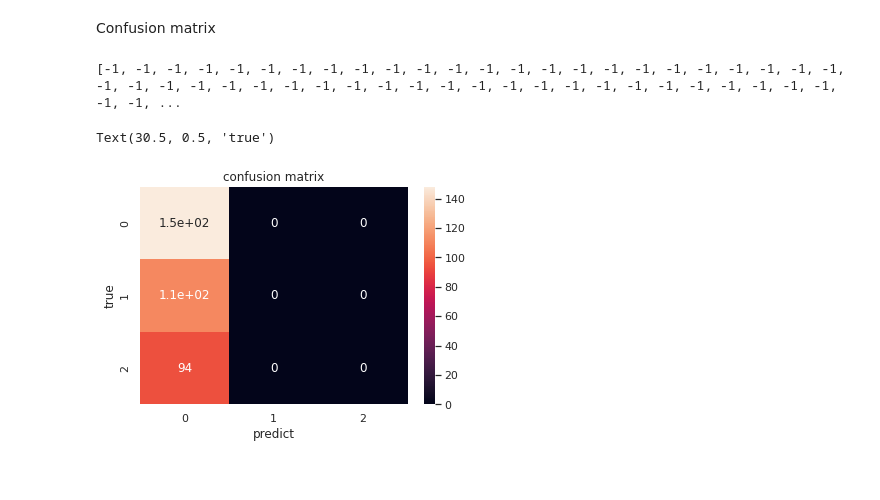
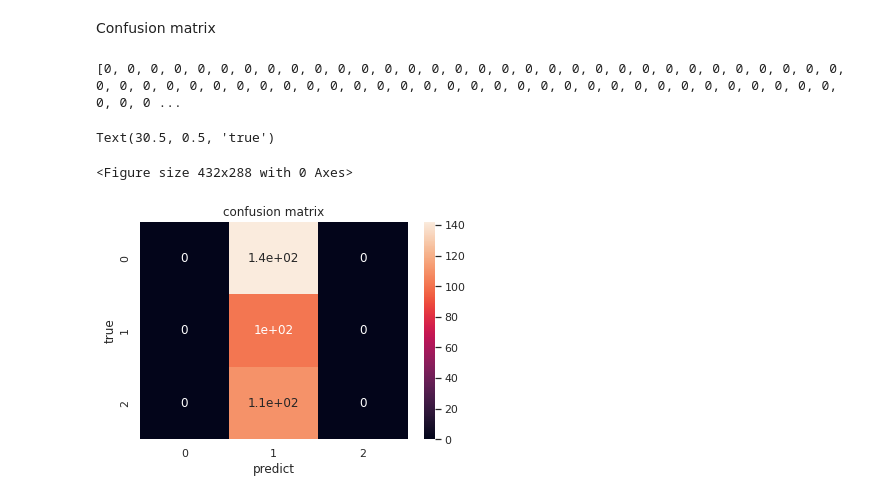
Before and after one commit to MilkywayCocktail/CSI-Imaging, a Jupyter notebook: Model1_v01b2.ipynb, the cells around one changed output. Saved outputs shown, nothing was run; the diff lists cells and outputs as text; code cells hidden in the pictures.

```diff
--- a/Model1_v01b2.ipynb
+++ b/Model1_v01b2.ipynb
@@ -108,13 +108,13 @@ class MyEncodeLSTM(nn.Module):
 class MyEncoder(nn.Module):
     def __init__(self):
         super(MyEncoder, self).__init__()
-
+        self.cnn1 = MyEncodeCNN()
         self.cnn2 = MyEncodeCNN()
         self.lstm = MyEncodeLSTM()
 
     def forward(self, x):
         x = torch.chunk(x.view(-1, 2, 90, 100), 2, dim=1)
-        x1 = self.cnn2.forward(x[0])
+        x1 = self.cnn1.forward(x[0])
         x2 = self.cnn2.forward(x[1])
 
         # size_x = batch_size * 18 * 86
@@ -234,5 +234,5 @@ print(os.listdir(datadir))
 # %%
-mydata = MyDataset(datadir + 'csi.npy', datadir + 'sid2.npy')
+mydata = MyDataset(datadir + 'csi.npy', datadir + 'sid_10.npy')
 print(mydata.data['x'].shape, mydata.data['y'].shape)
 
 train_size = int(len(mydata) * 0.7)
@@ -261,7 +261,7 @@ class MyArgs:
         self.learning_rate = learning_rate
         self.device = torch.device("cuda:1" if torch.cuda.is_available() else "cpu")
 
-args = MyArgs(epochs=300, learning_rate=0.01)
+args = MyArgs(epochs=1000, learning_rate=0.1)
 # %%
 # Model and Loss
 
@@ -410,34 +407,36 @@ Confusion matrix
 # %%
 import seaborn as sns
 from sklearn.metrics import confusion_matrix
 %matplotlib inline
 
 def fromonehot(inlist):
     out = []
     for item in inlist:
         if np.argmax(item) == 0:
             out.append(-1)
         elif np.argmax(item) == 1:
             out.append(0)
         elif np.argmax(item) == 2:
             out.append(1)
     return out
 
 print(fromonehot(estimate))
 
+plt.figure()
 sns.set()
 f,ax=plt.subplots()
 cf = confusion_matrix(fromonehot(ground_truth), fromonehot(estimate))
 
 sns.heatmap(cf,annot=True,ax=ax)
 
 ax.set_title('confusion matrix')
 ax.set_xlabel('predict')
 ax.set_ylabel('true')
 # %% [output]
-[-1, -1, -1, -1, -1, -1, -1, -1, -1, -1, -1, -1, -1, -1, -1, -1, -1, -1, -1, -1, -1, -1, -1, -1, -1, -1, -1, -1, -1, -1, -1, -1, -1, -1, -1, -1, -1, -1, -1, -1, -1, -1, -1, -1, -1, -1, -1, -1, -1, -1, ...
+[0, 0, 0, 0, 0, 0, 0, 0, 0, 0, 0, 0, 0, 0, 0, 0, 0, 0, 0, 0, 0, 0, 0, 0, 0, 0, 0, 0, 0, 0, 0, 0, 0, 0, 0, 0, 0, 0, 0, 0, 0, 0, 0, 0, 0, 0, 0, 0, 0, 0, 0, 0, 0, 0, 0, 0, 0, 0, 0, 0, 0, 0, 0, 0, 0, 0, 0 ...
 Text(30.5, 0.5, 'true')
+<Figure size 432x288 with 0 Axes>
-[figure, old version]
+[figure, new version]
 # %%
 %matplotlib inline
 data = torch.tensor(csis, dtype=torch.float32, device='cuda:1')
```
Also changed, not shown: parts of 6 cells of this notebook.
